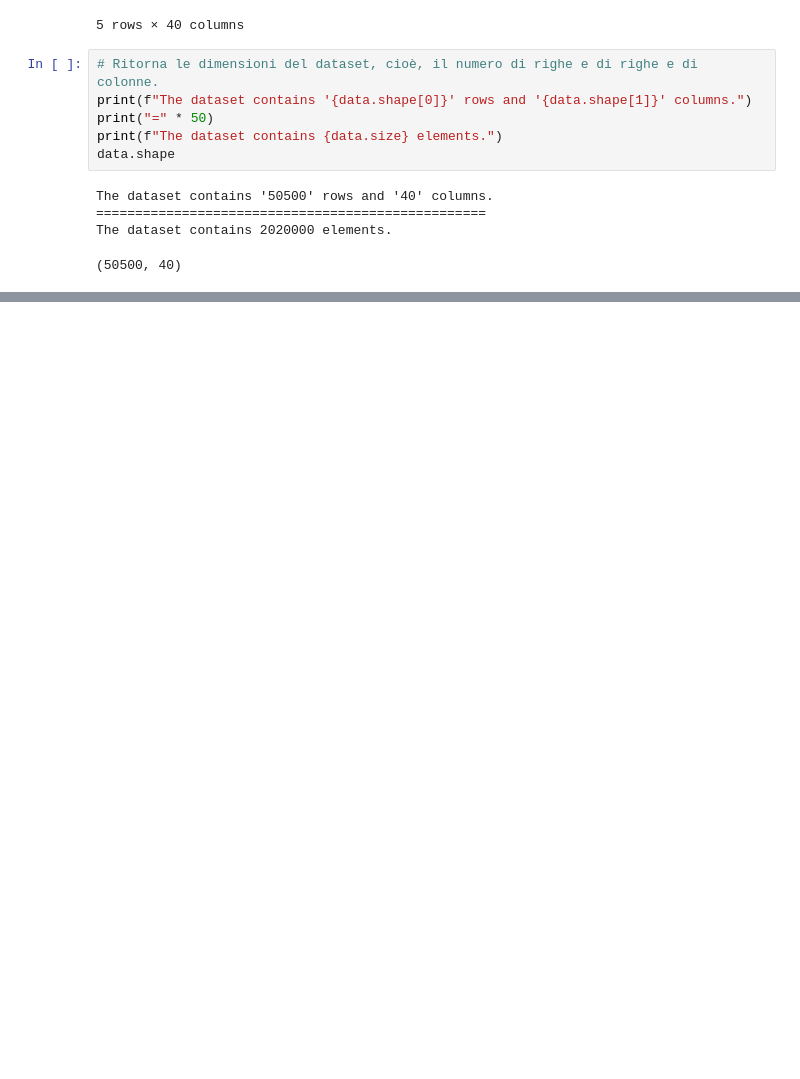
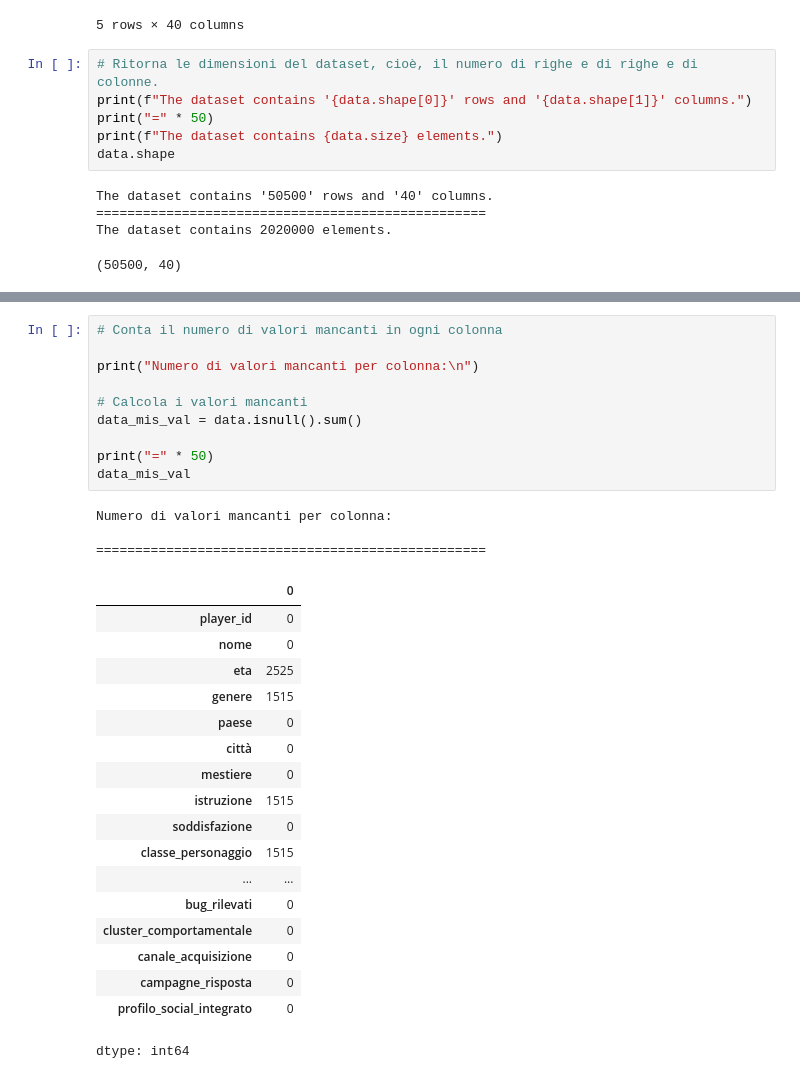
Before and after one commit to FabriceGhislain7/gdr-web-app, a Jupyter notebook: statistics/data_analysis.ipynb, the cells around one changed output, grey strips where cells are left out. Cells and saved outputs as stored; diff of their text form; blank space fills up the shorter version.

```diff
--- a/statistics/data_analysis.ipynb
+++ b/statistics/data_analysis.ipynb
@@ -136,0 +188,32 @@ memory usage: 15.4+ MB
+# %%
+# Conta il numero di valori mancanti in ogni colonna
+
+print("Numero di valori mancanti per colonna:\n")
+
+# Calcola i valori mancanti
+data_mis_val = data.isnull().sum()
+
+print("=" * 50)
+data_mis_val
+# %% [output]
+Numero di valori mancanti per colonna:
+
+==================================================
+|  | 0 |
+| player_id | 0 |
+| nome | 0 |
+| eta | 2525 |
+| genere | 1515 |
+| paese | 0 |
+| città | 0 |
+| mestiere | 0 |
+| istruzione | 1515 |
+| soddisfazione | 0 |
+| classe_personaggio | 1515 |
+| ... | ... |
+| bug_rilevati | 0 |
+| cluster_comportamentale | 0 |
+| canale_acquisizione | 0 |
+| campagne_risposta | 0 |
+| profilo_social_integrato | 0 |
+dtype: int64
```
Also changed, not shown: parts of 14 cells of this notebook.
